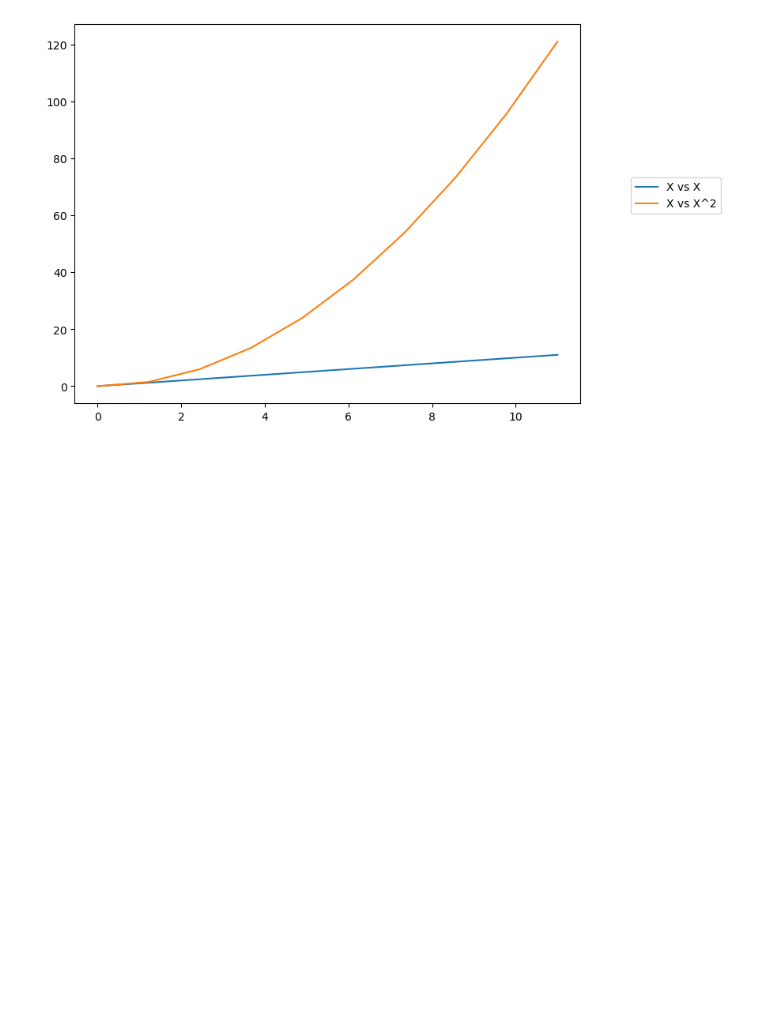
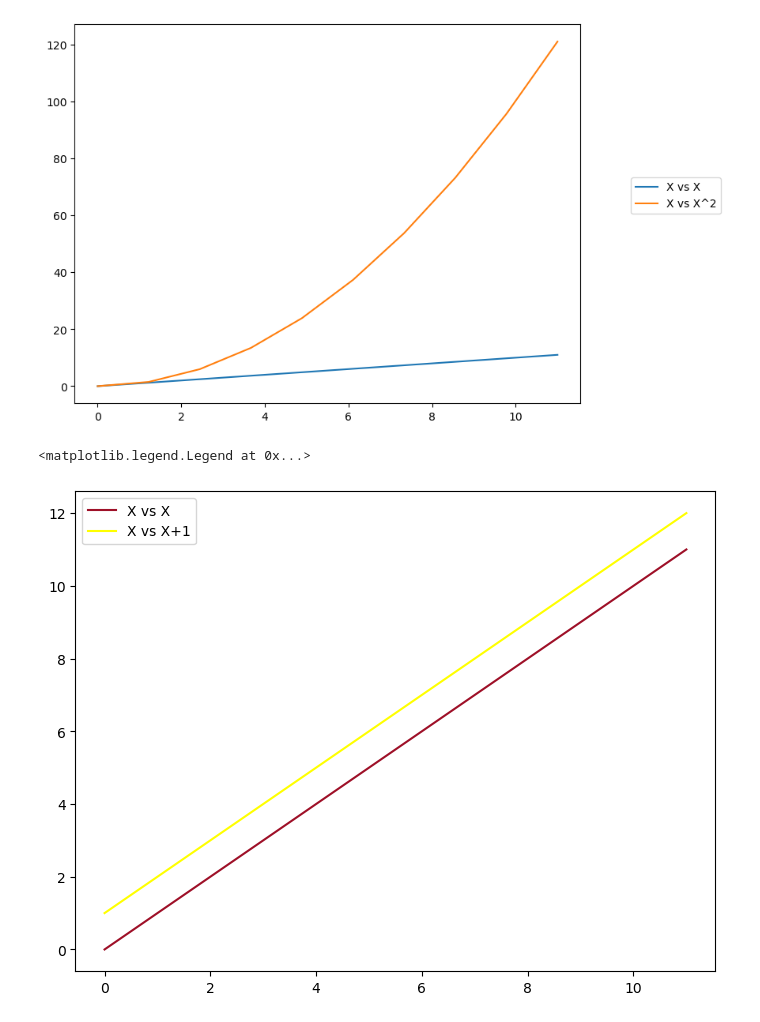
Before and after one commit to JovanTTT/MachineLearning-Course, a Jupyter notebook: Matplotlib.ipynb, the cells around one changed output. Drawn from its saved outputs; the diff is of its cells as text; code cells hidden in the pictures; blank space fills up the shorter version.

Commit message:
Matplotlib Visual Styling

```diff
--- a/Matplotlib.ipynb
+++ b/Matplotlib.ipynb
@@ -166,3 +166,16 @@ ax.legend(loc = (1.1, 0.5))
 # %% [output]
 <matplotlib.legend.Legend at 0x...>
 [figure]
+# %%
+fig = plt.figure()
+
+ax = fig.add_axes([0, 0, 1, 1])
+
+ax.plot(x, x, color = '#9e1028', label = 'X vs X') #RGB HEX Code Picker
+
+ax.plot(x, x + 1, color = 'yellow', label = 'X vs X+1')
+
+ax.legend()
+# %% [output]
+<matplotlib.legend.Legend at 0x...>
+[figure, added]
```
Also changed, not shown: parts of 3 cells of this notebook.
